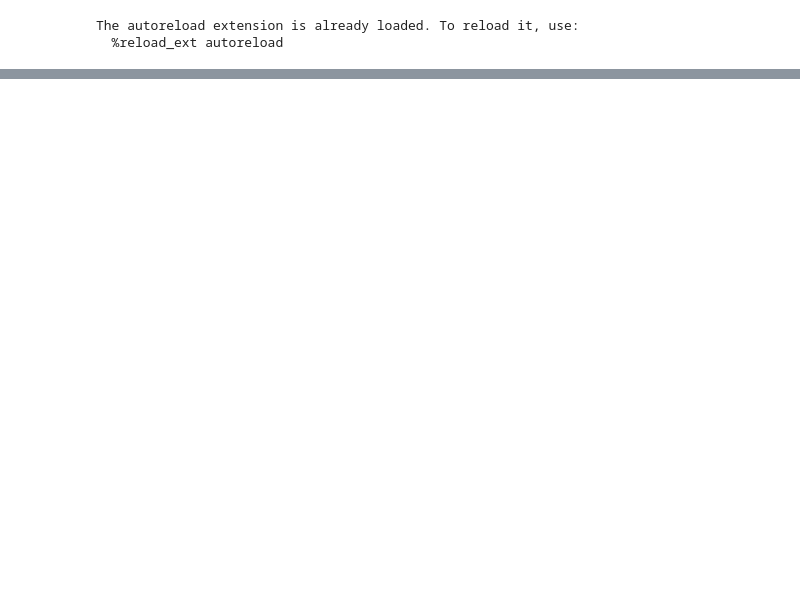
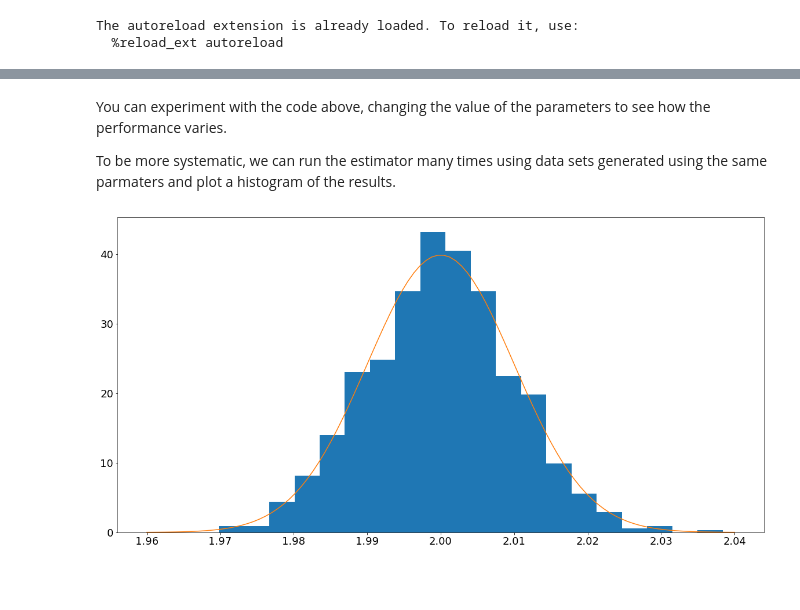
Before and after one commit to da380/PartIIStatistics, a Jupyter notebook: Topic1.ipynb, the cells around one changed output, grey strips where cells are left out. Cells and saved outputs as stored; diff of their text form; code cells hidden in the pictures; blank space fills up the shorter version.

```diff
--- a/Topic1.ipynb
+++ b/Topic1.ipynb
@@ -258,0 +102,26 @@ plt.show()
+# %% [markdown]
+You can experiment with the code above, changing the value of the parameters to see how the performance varies.
+
+To be more systematic, we can run the estimator many times using data sets generated using the
+same parmaters and plot a histogram of the results.
+# %%
+# Run the estimator many times and store the results
+nRuns = 1000
+estimates = []
+for run in range(nRuns):
+    estimate, std =  TestArithmeticMean(x,sigma,n)
+    estimates.append(estimate)
+
+# Plot the estimated values as a histogram
+plt.hist(estimates,20,density = True)
+
+# Plot also the PDF for a normal distribution with the claimed parameters
+pdf = stats.norm(x,std).pdf
+xx = np.linspace(x-4*std,x+4*std,100)
+yy = pdf(xx)
+plt.plot(xx,yy)
+plt.show()
+# %% [output]
+[figure, added]
+# %% [markdown]
+##
```
Also changed, not shown: parts of 16 cells of this notebook, 2 other files.
